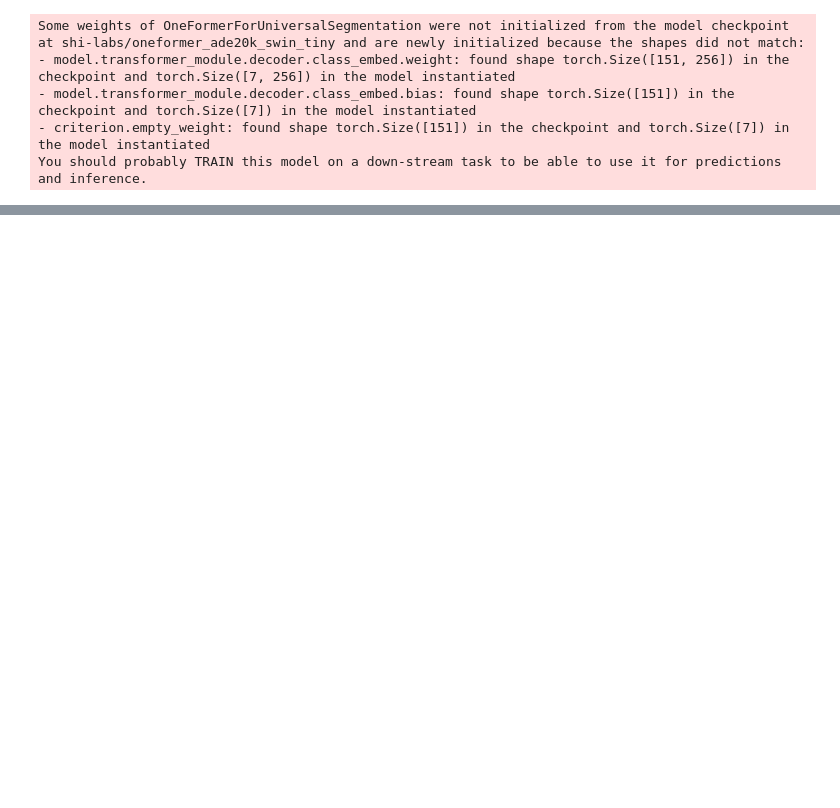
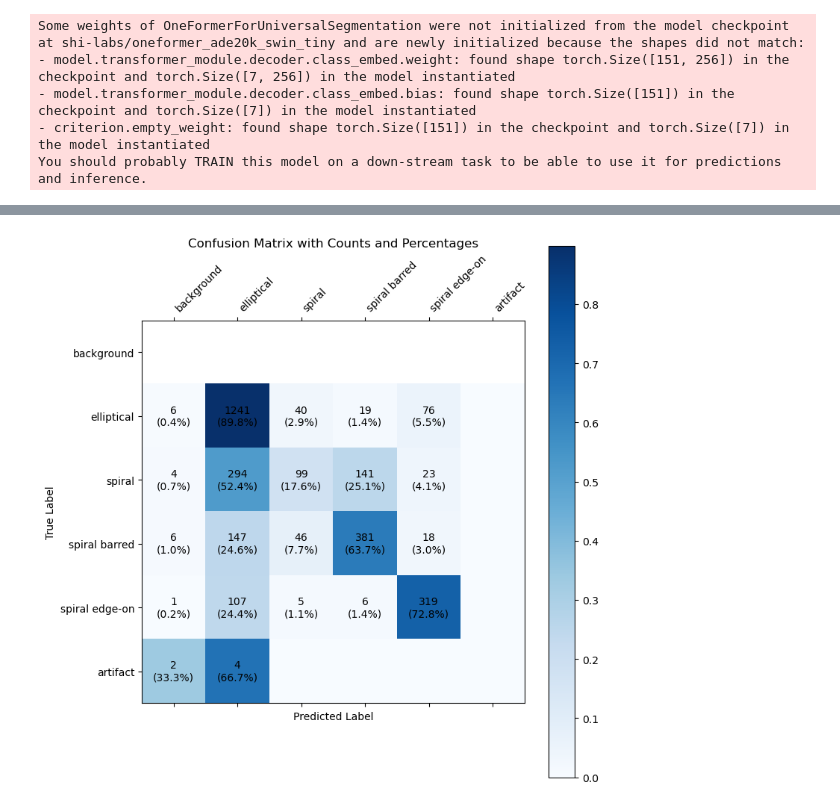
Before and after one commit to PanzaResce/galaxy_segmentation, a Jupyter notebook: notebooks/post_training.ipynb, the cells around one changed output, grey strips where cells are left out. Saved outputs shown, nothing was run; the diff lists cells and outputs as text; code cells hidden in the pictures; blank space fills up the shorter version.

```diff
--- a/notebooks/post_training.ipynb
+++ b/notebooks/post_training.ipynb
@@ -62,5 +77,6 @@ len(dataset_test)
 # %%
-run_iou, run_dice = compute_metrics(dataset_test, model, processor)
+run_iou, run_dice, run_acc, confusion_matrix = compute_metrics(dataset_test, model, processor)
 print(f"mIoU: {run_iou / len(dataset_test):.4f}")
 print(f"Dice: {run_dice / len(dataset_test):.4f}")
+print(f"Accuracy: {run_acc / len(dataset_test):.4f}")
 # %% [output]
@@ -106,0 +127,4 @@ mask_gt_overlap(gt_mask[1], pred_mask[1], id2label)
+# %%
+show_confusion_matrix(confusion_matrix, id2label)
+# %% [output]
+[figure, added]
```
Also changed, not shown: parts of 12 cells of this notebook.
